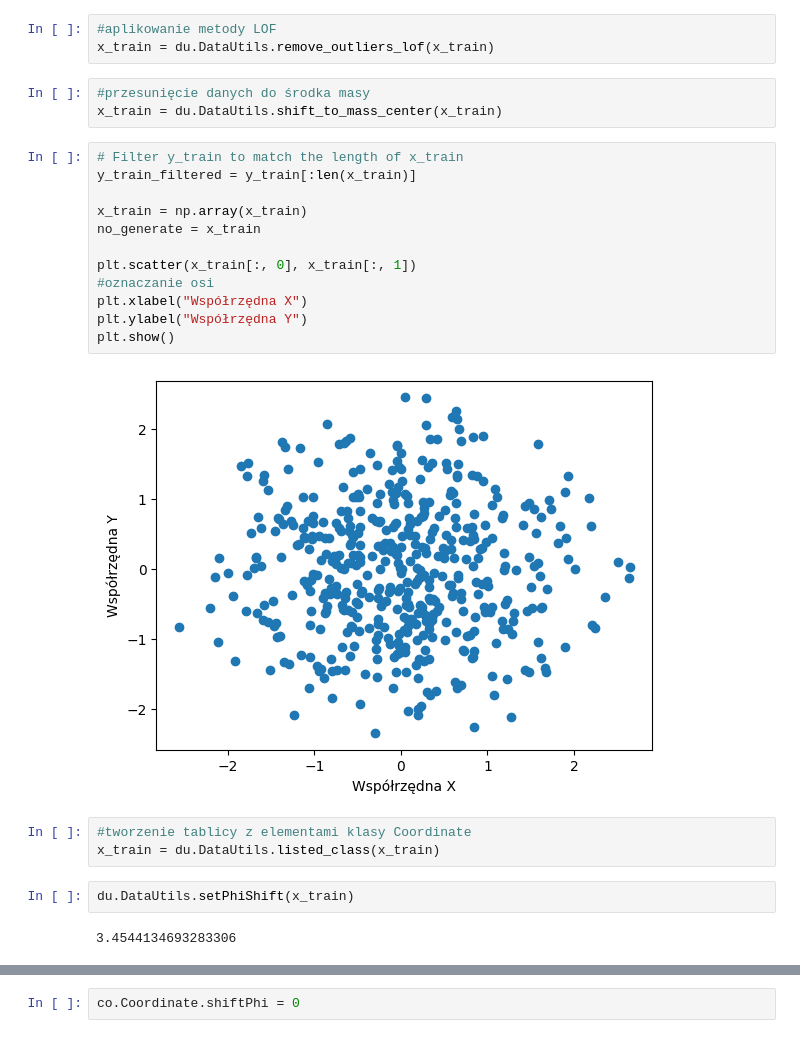
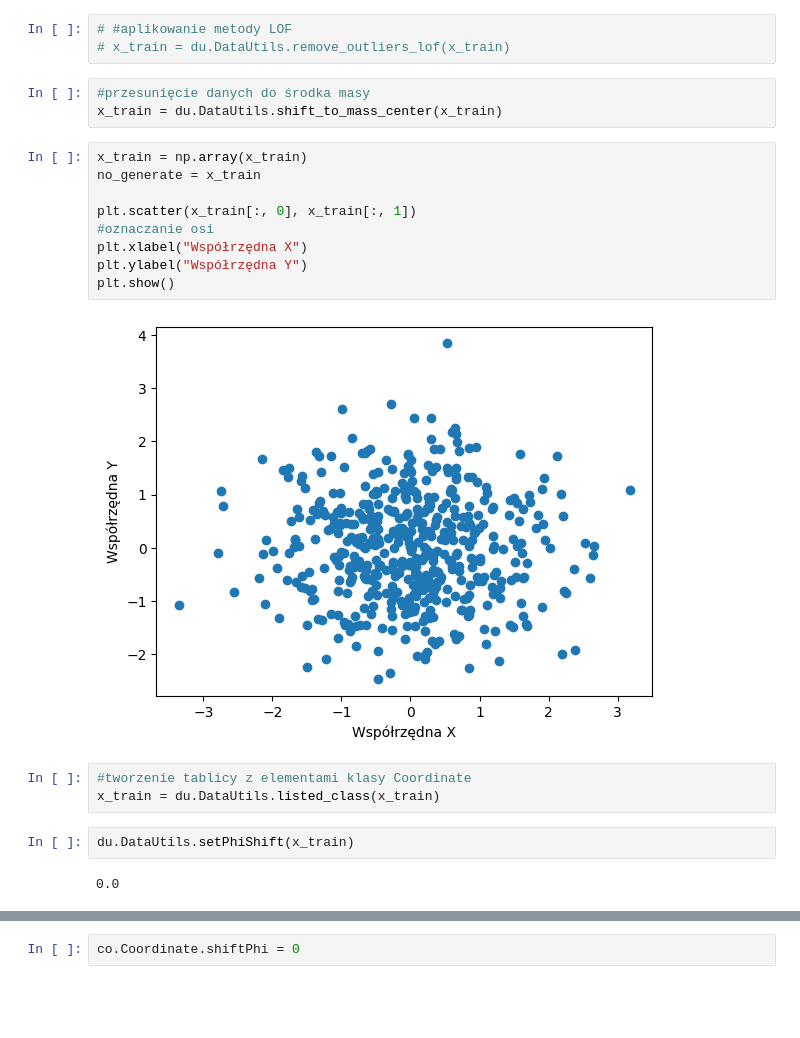
Before and after one commit to Jaromek/radialAngleAugmentation, a Jupyter notebook: blobs.ipynb, the cells around one changed output, grey strips where cells are left out. Drawn from its saved outputs; the diff is of its cells as text; blank space fills up the shorter version.

```diff
--- a/blobs.ipynb
+++ b/blobs.ipynb
@@ -15,30 +15,27 @@ x_train, y_train = make_blobs(n_samples=500, centers=1, random_state=42, cluster
 #skalowanie danych Standardowym skalowaniem z biblioteki sklearn.preprocesing
 x_train = du.DataUtils.normalize_data(x_train)
 # %%
-#aplikowanie metody LOF
-x_train = du.DataUtils.remove_outliers_lof(x_train)
+# #aplikowanie metody LOF
+# x_train = du.DataUtils.remove_outliers_lof(x_train)
 # %%
 #przesunięcie danych do środka masy
 x_train = du.DataUtils.shift_to_mass_center(x_train)
 # %%
-# Filter y_train to match the length of x_train
-y_train_filtered = y_train[:len(x_train)]
-
 x_train = np.array(x_train)
 no_generate = x_train
 
 plt.scatter(x_train[:, 0], x_train[:, 1])
 #oznaczanie osi
 plt.xlabel("Współrzędna X")
 plt.ylabel("Współrzędna Y")
 plt.show()
 # %% [output]
-[figure, old version]
+[figure, new version]
 # %%
 #tworzenie tablicy z elementami klasy Coordinate
 x_train = du.DataUtils.listed_class(x_train)
 # %%
 du.DataUtils.setPhiShift(x_train)
 # %% [output]
-3.4544134693283306
+0.0
 # %%
```
Also changed, not shown: parts of 6 cells of this notebook, 1 other file.
